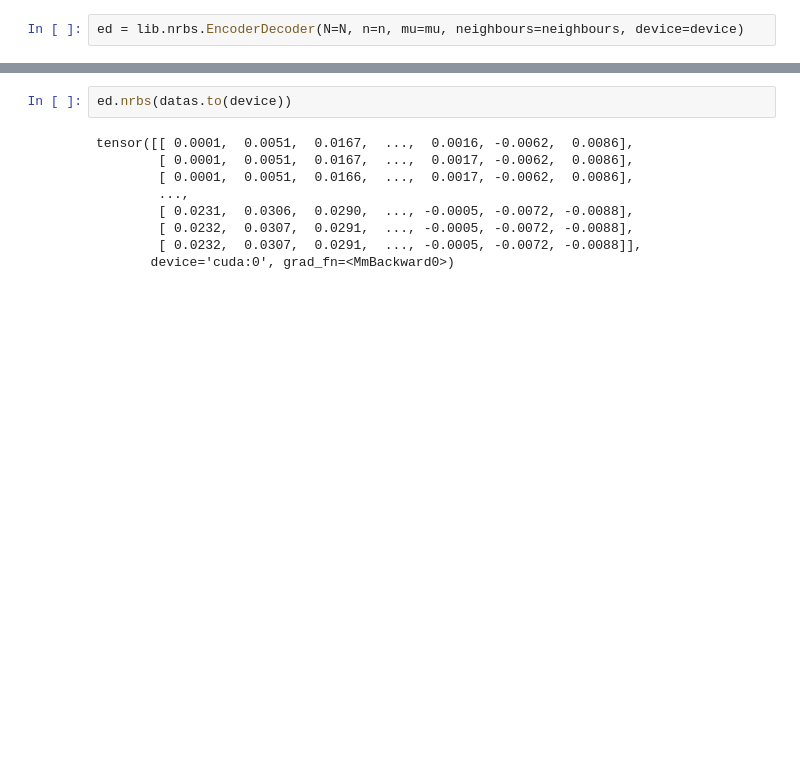
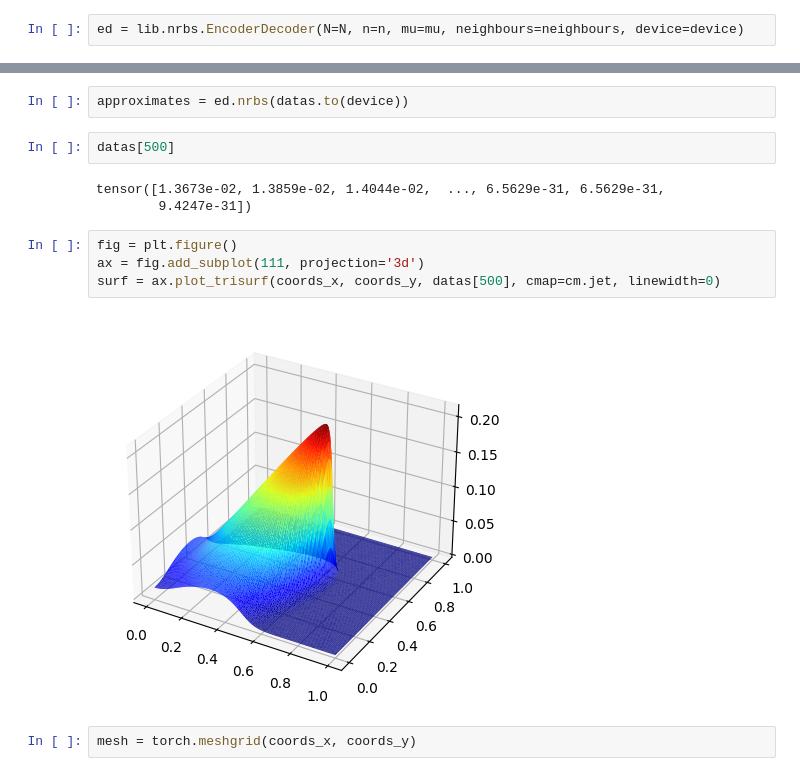
Before and after one commit to peiyichen1995/ROM, a Jupyter notebook: train.ipynb, the cells around one changed output, grey strips where cells are left out. Cells and saved outputs as stored; diff of their text form; blank space fills up the shorter version.

```diff
--- a/train.ipynb
+++ b/train.ipynb
@@ -43,11 +57,15 @@ Itr 0, loss = 14570.020835845391
 # %%
-ed.nrbs(datas.to(device))
+approximates = ed.nrbs(datas.to(device))
-# %% [output]
-tensor([[ 0.0001,  0.0051,  0.0167,  ...,  0.0016, -0.0062,  0.0086],
-        [ 0.0001,  0.0051,  0.0167,  ...,  0.0017, -0.0062,  0.0086],
-        [ 0.0001,  0.0051,  0.0166,  ...,  0.0017, -0.0062,  0.0086],
-        ...,
-        [ 0.0231,  0.0306,  0.0290,  ..., -0.0005, -0.0072, -0.0088],
-        [ 0.0232,  0.0307,  0.0291,  ..., -0.0005, -0.0072, -0.0088],
-        [ 0.0232,  0.0307,  0.0291,  ..., -0.0005, -0.0072, -0.0088]],
-       device='cuda:0', grad_fn=<MmBackward0>)
+# %%
+datas[500]
+# %% [output]
+tensor([1.3673e-02, 1.3859e-02, 1.4044e-02,  ..., 6.5629e-31, 6.5629e-31,
+        9.4247e-31])
+# %%
+fig = plt.figure()
+ax = fig.add_subplot(111, projection='3d')
+surf = ax.plot_trisurf(coords_x, coords_y, datas[500], cmap=cm.jet, linewidth=0)
+# %% [output]
+[figure, added]
+# %%
+mesh = torch.meshgrid(coords_x, coords_y)
```
Also changed, not shown: parts of 4 cells of this notebook.
